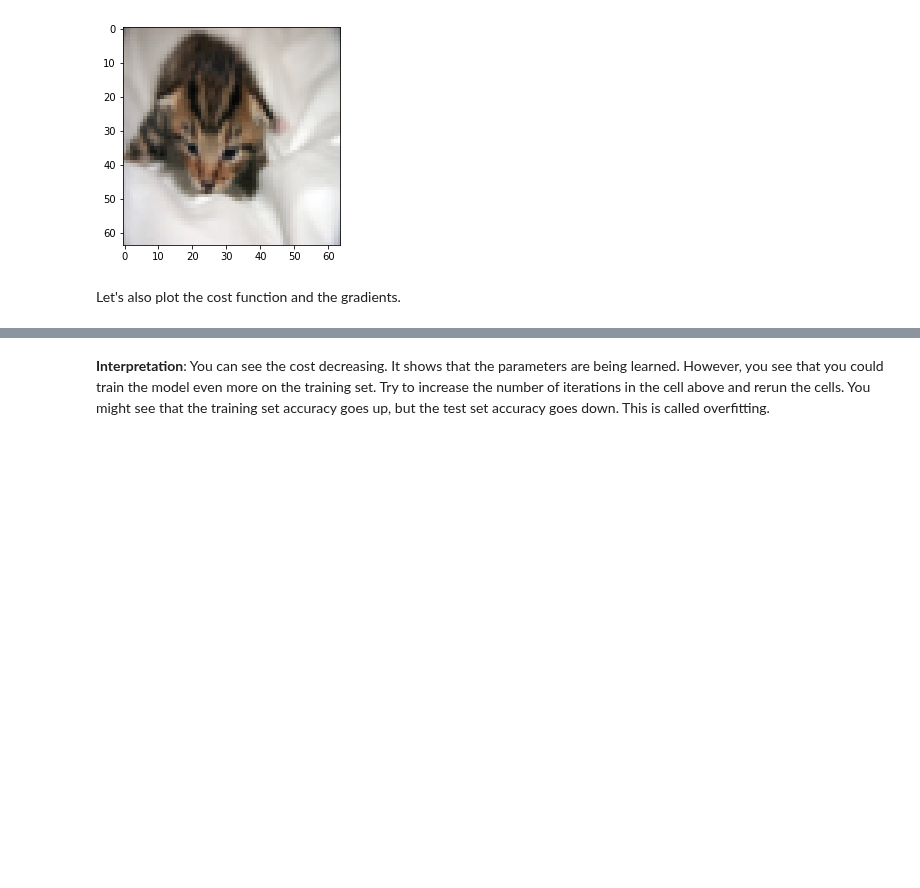
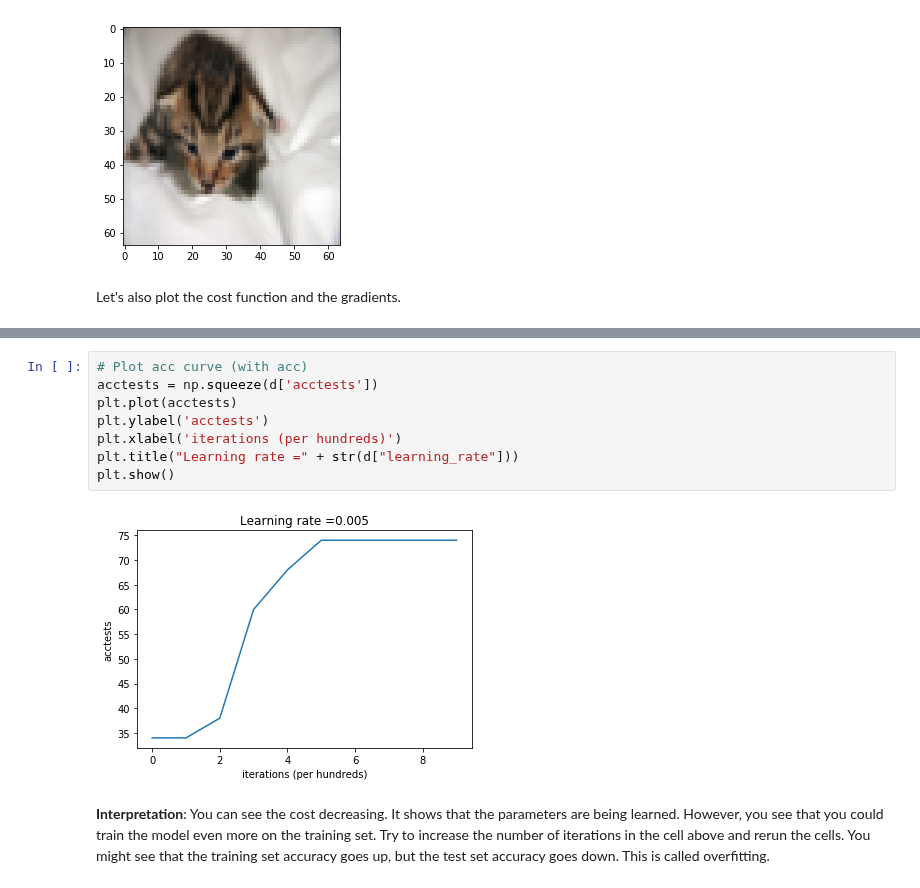
Before and after one commit to adminsolvve/ml_course, a Jupyter notebook: Introduction/Logistic_regression_as_a_neural_network/Logistic Regression with a Neural Network mindset v5.ipynb, the cells around one changed output, grey strips where cells are left out. Saved outputs shown, nothing was run; the diff lists cells and outputs as text; blank space fills up the shorter version.

```diff
--- a/Introduction/Logistic_regression_as_a_neural_network/Logistic Regression with a Neural Network mindset v5.ipynb
+++ b/Introduction/Logistic_regression_as_a_neural_network/Logistic Regression with a Neural Network mindset v5.ipynb
@@ -743,3 +748,13 @@ plt.show()
+# %%
+# Plot acc curve (with acc)
+acctests = np.squeeze(d['acctests'])
+plt.plot(acctests)
+plt.ylabel('acctests')
+plt.xlabel('iterations (per hundreds)')
+plt.title("Learning rate =" + str(d["learning_rate"]))
+plt.show()
+# %% [output]
+[figure, added]
 # %% [markdown]
 **Interpretation**:
 You can see the cost decreasing. It shows that the parameters are being learned. However, you see that you could train the model even more on the training set. Try to increase the number of iterations in the cell above and rerun the cells. You might see that the training set accuracy goes up, but the test set accuracy goes down. This is called overfitting.
```
Also changed, not shown: parts of 21 cells of this notebook, 43 other files.
